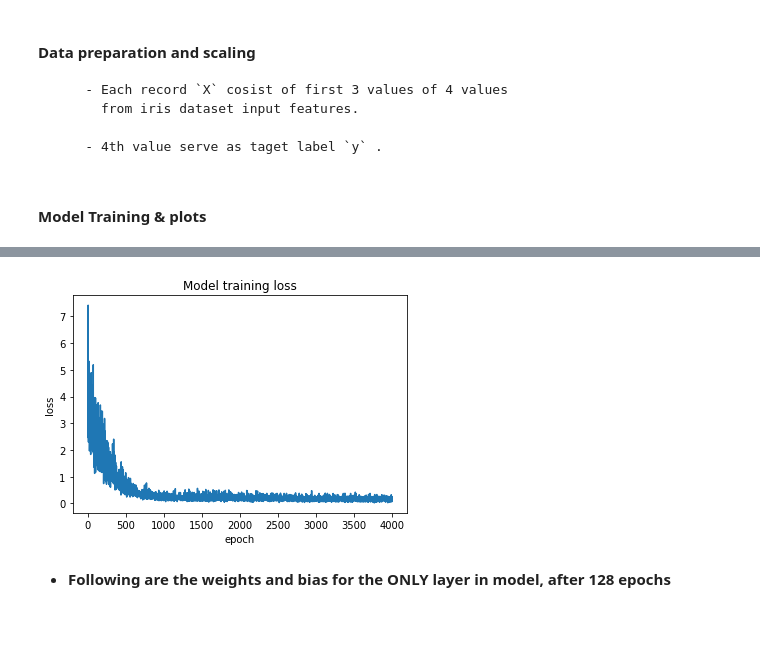
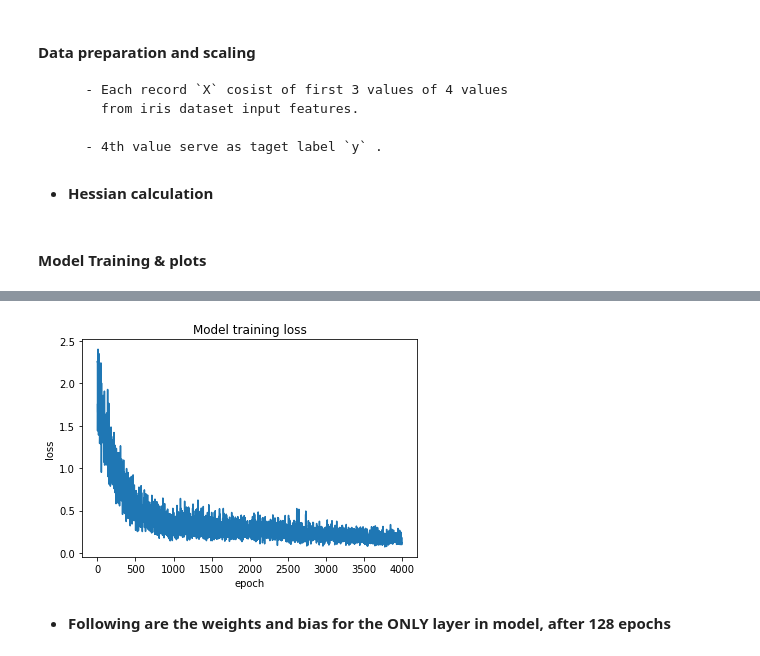
Before and after one commit to mlsquare/kitchen, a Jupyter notebook: notebooks/UQ/01_prakash_gradients_pytorch_statsmodel.ipynb, the cells around one changed output, grey strips where cells are left out. Saved outputs shown, nothing was run; the diff lists cells and outputs as text; code cells hidden in the pictures; blank space fills up the shorter version.

```diff
--- a/notebooks/UQ/01_prakash_gradients_pytorch_statsmodel.ipynb
+++ b/notebooks/UQ/01_prakash_gradients_pytorch_statsmodel.ipynb
@@ -58,6 +58,24 @@ def samp(x, count):#For random batch generation
     idx= np.random.randint(x.shape[0], size=count)
     res = x[idx]
     return res
+# %% [markdown]
+* **Hessian calculation**
+# %%
+def eval_hessian(loss_grad, model):
+    cnt = 0
+    for g in loss_grad:
+        g_vector = g.contiguous().view(-1) if cnt == 0 else torch.cat([g_vector, g.contiguous().view(-1)])
+        cnt = 1
+    l = g_vector.size(0)
+    hessian = torch.zeros(l, l)
+    for idx in range(l):
+        grad2rd = torch.autograd.grad(g_vector[idx], model.parameters(), create_graph=True)
+        cnt = 0
+        for g in grad2rd:
+            g2 = g.contiguous().view(-1) if cnt == 0 else torch.cat([g2, g.contiguous().view(-1)])
+            cnt = 1
+        hessian[idx] = g2
+    return hessian.cpu().data.numpy()
 # %% [markdown]
 #### Model Training & plots
 # %%
@@ -78,8 +96,13 @@ scale(X_test)
 wts_bias_progression= list()
 all_grads= list()
 losses= list()
+
+d2loss_dg= list()
+diags= list()
+f= lambda x: np.sqrt(np.abs(np.diag(np.linalg.inv(x)))).tolist()
+
 for epoch in range(4000):
-    x_ =samp(X, count= 15)
+    x_ =samp(X, count= 32)
     trainx= Variable(torch.Tensor(x_[:,:-1]).float(), requires_grad=True) #df.iloc[:, :-1].values).float()
     trainy = Variable(torch.reshape(torch.Tensor(x_[:,-1]).float(), (-1,1)))
 
@@ -101,6 +124,12 @@ for epoch in range(4000):
     all_grads.append(wts_bias_grads.tolist())#i_grads)
     # Update the parameters
     optimizer.step()
+
+    d1loss_dg = torch.autograd.grad(loss(model(trainx), trainy), wts_bias, create_graph=True)
+    d2loss_dg.append(eval_hessian(d1loss_dg, model))
+    diags.append(f(d2loss_dg[-1]))
+
+
 all_wts_bias = np.array(wts_bias_progression).reshape(-1,4)
 all_wts_bias_df= pd.DataFrame(all_wts_bias, columns=['weight_{}'.format(idx) for idx in range(1,4)]+ ['bias'])
 
@@ -119,4 +148,4 @@ epoch:  3500  loss:  0.18391236662864685
-[figure, old version]
+[figure, new version]
 # %% [markdown]
 * **Following are the weights and bias for the ONLY layer in model, after 128 epochs**
 # %%
```
Also changed, not shown: parts of 53 cells of this notebook.
